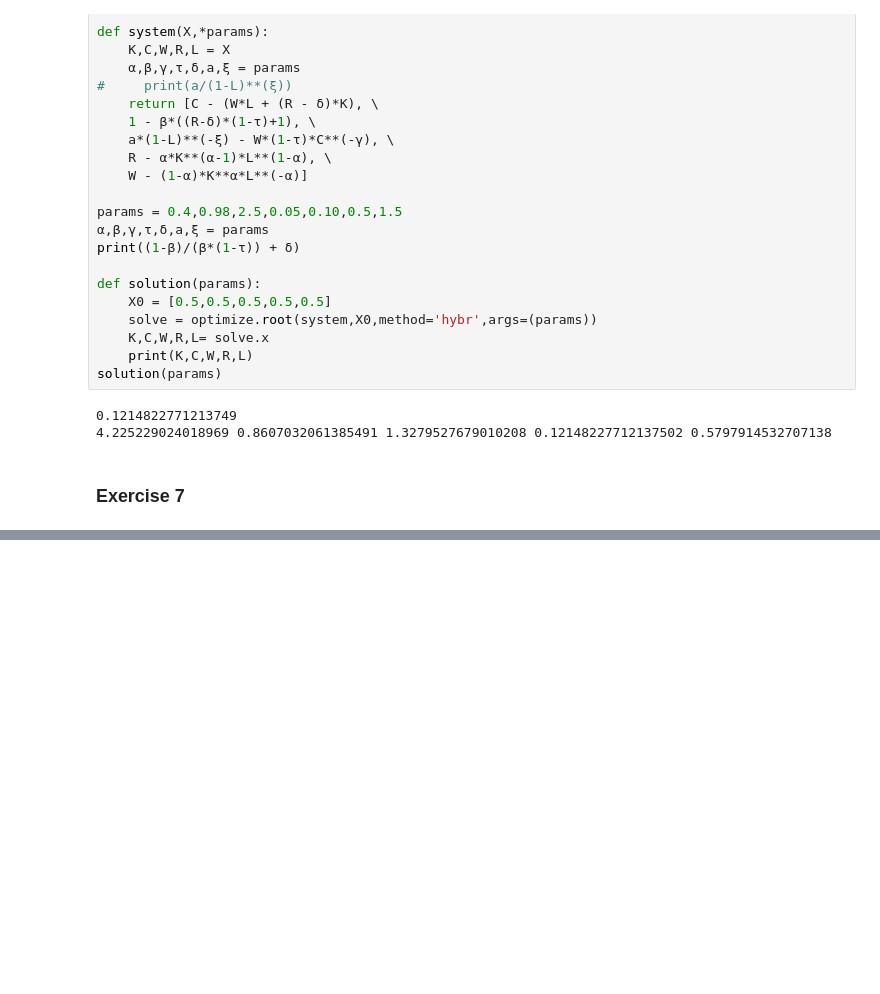
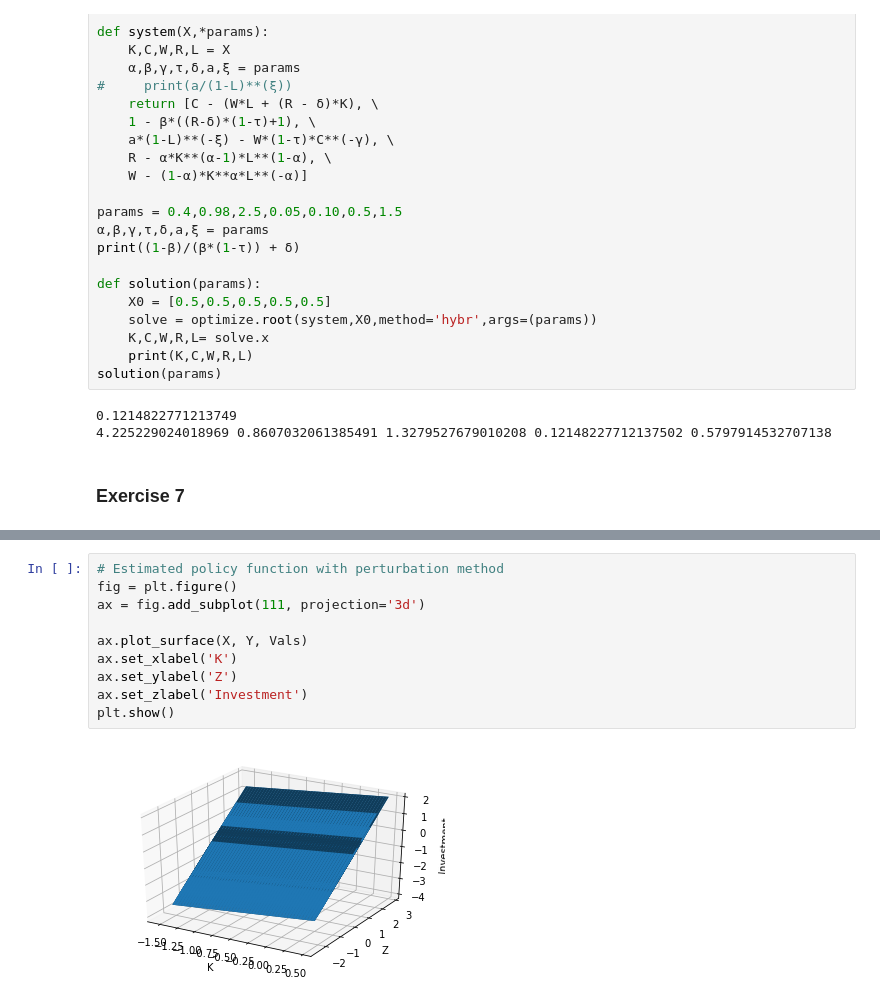
Before and after one commit to tpellet/BootCamp2019, a Jupyter notebook: ProblemSets/Econ/Week 3/ProblemSet 1.ipynb, the cells around one changed output, grey strips where cells are left out. Cells and saved outputs as stored; diff of their text form; blank space fills up the shorter version.

```diff
--- a/ProblemSets/Econ/Week 3/ProblemSet 1.ipynb
+++ b/ProblemSets/Econ/Week 3/ProblemSet 1.ipynb
@@ -152,0 +222,12 @@ IndexError: tuple index out of range
+# %%
+# Estimated policy function with perturbation method
+fig = plt.figure()
+ax = fig.add_subplot(111, projection='3d')
+
+ax.plot_surface(X, Y, Vals)
+ax.set_xlabel('K')
+ax.set_ylabel('Z')
+ax.set_zlabel('Investment')
+plt.show()
+# %% [output]
+[figure, added]
```
Also changed, not shown: parts of 4 cells of this notebook, 5 other files.
